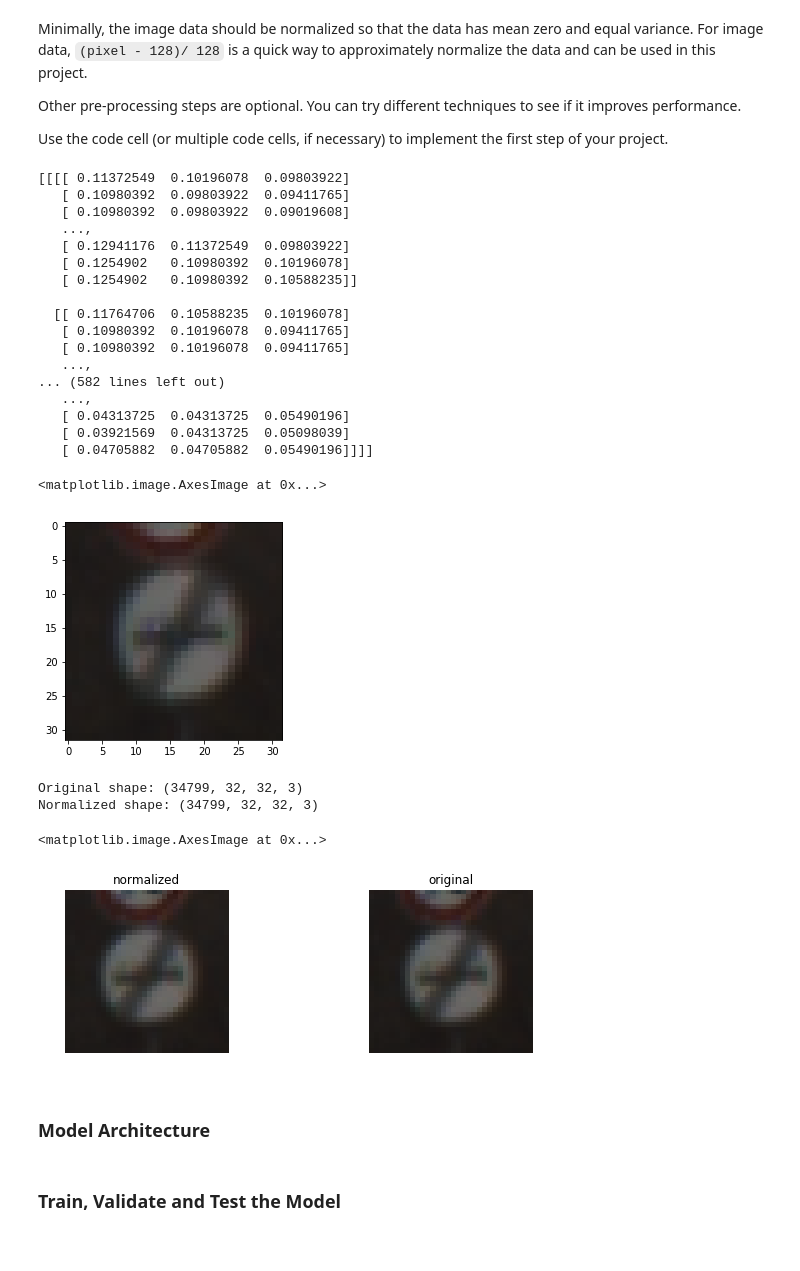
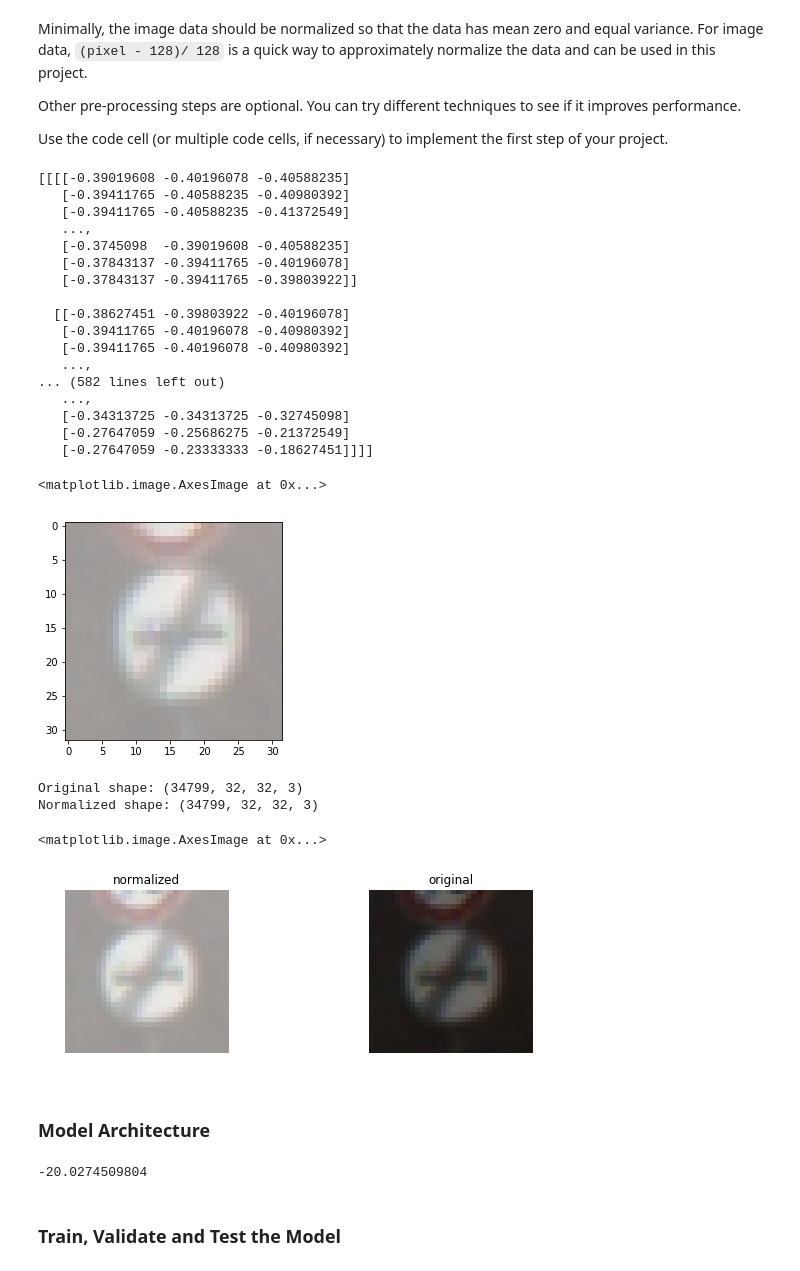
Before and after one commit to carter3689/Self-driving-car-project2, a Jupyter notebook: Traffic_Sign_Classifier.ipynb, the cells around one changed output. Drawn from its saved outputs; the diff is of its cells as text; code cells hidden in the pictures.

```diff
--- a/Traffic_Sign_Classifier.ipynb
+++ b/Traffic_Sign_Classifier.ipynb
@@ -161,35 +161,35 @@ Other pre-processing steps are optional. You can try different techniques to see
 Use the code cell (or multiple code cells, if necessary) to implement the first step of your project.
 # %%
 ### Preprocess the data here. It is required to normalize the data. Other preprocessing steps could include
-X_train_normalization = (X_train - 255)/255
-X_test_normalization = (X_test - 255)/255
+X_train_normalization = X_train/255.0 - 0.5
+X_test_normalization = X_train/255.0 - 0.5
 
 print(X_train_normalization)
 print(X_test_normalization)
 
 plt.imshow(X_train_normalization[5])
 ### converting to grayscale, etc.
 ### Feel free to use as many code cells as needed.
 # %% [output]
-[[[[ 0.11372549  0.10196078  0.09803922]
-   [ 0.10980392  0.09803922  0.09411765]
-   [ 0.10980392  0.09803922  0.09019608]
+[[[[-0.39019608 -0.40196078 -0.40588235]
+   [-0.39411765 -0.40588235 -0.40980392]
+   [-0.39411765 -0.40588235 -0.41372549]
    ...,
-   [ 0.12941176  0.11372549  0.09803922]
-   [ 0.1254902   0.10980392  0.10196078]
-   [ 0.1254902   0.10980392  0.10588235]]
+   [-0.3745098  -0.39019608 -0.40588235]
+   [-0.37843137 -0.39411765 -0.40196078]
+   [-0.37843137 -0.39411765 -0.39803922]]
 
-  [[ 0.11764706  0.10588235  0.10196078]
-   [ 0.10980392  0.10196078  0.09411765]
-   [ 0.10980392  0.10196078  0.09411765]
+  [[-0.38627451 -0.39803922 -0.40196078]
+   [-0.39411765 -0.40196078 -0.40980392]
+   [-0.39411765 -0.40196078 -0.40980392]
    ...,
 ... (582 lines left out)
    ...,
-   [ 0.04313725  0.04313725  0.05490196]
-   [ 0.03921569  0.04313725  0.05098039]
-   [ 0.04705882  0.04705882  0.05490196]]]]
+   [-0.34313725 -0.34313725 -0.32745098]
+   [-0.27647059 -0.25686275 -0.21372549]
+   [-0.27647059 -0.23333333 -0.18627451]]]]
 <matplotlib.image.AxesImage at 0x...>
-[figure, old version]
+[figure, new version]
 # %%
 print("Original shape:", X_train.shape)
 print("Normalized shape:", X_train_normalization.shape)
@@ -207,6 +207,6 @@ axs[1].imshow(X_train[4].squeeze())
 Original shape: (34799, 32, 32, 3)
 Normalized shape: (34799, 32, 32, 3)
 <matplotlib.image.AxesImage at 0x...>
-[figure, old version]
+[figure, new version]
 # %% [markdown]
 ### Model Architecture
@@ -215,0 +213,11 @@ Normalized shape: (34799, 32, 32, 3)
+# %%
+from sklearn.model_selection import train_test_split
+
+from sklearn.utils import shuffle
+
+X_train, X_val, y_train, y_val = train_test_split(X_train, y_train, test_size=0.2, random_state=42)
+X_train, y_train = shuffle(X_train, y_train)
+
+print(np.sum(X_train_normalization[0] - X_train_normalization[20]))
+# %% [output]
+-20.0274509804
```
Also changed, not shown: parts of 8 cells of this notebook, 5 other files.
